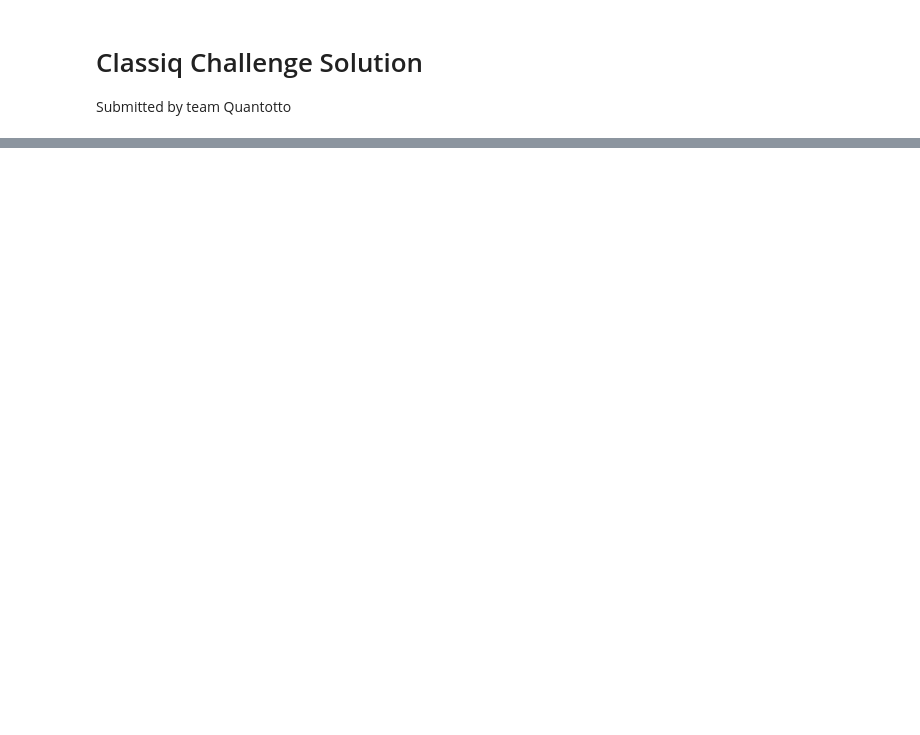
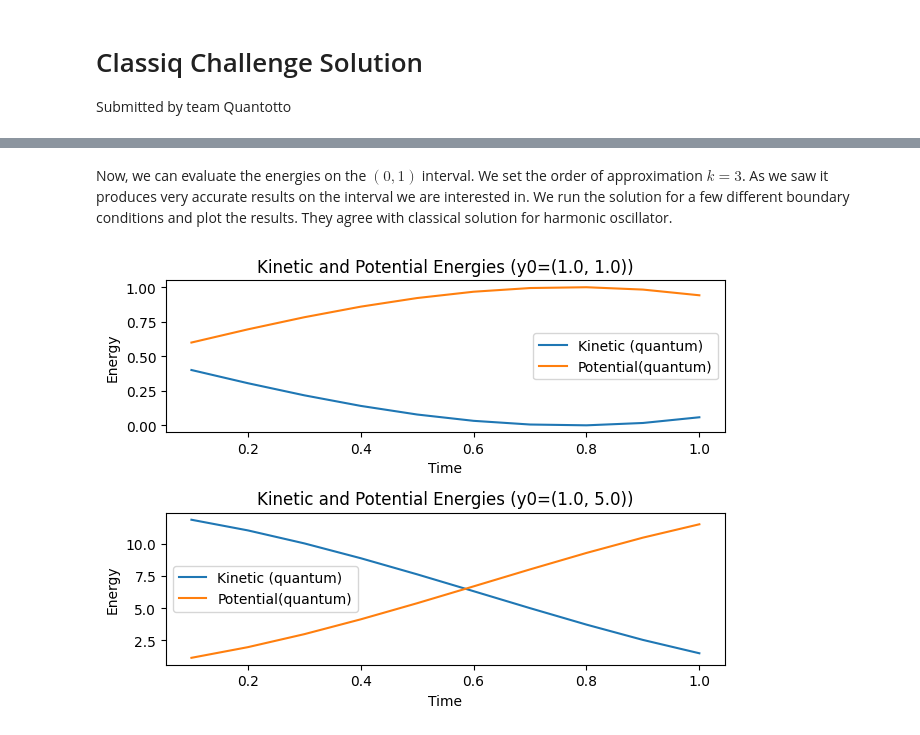
Before and after one commit to quantotto/Q-SITE-Classiq-Open-Challenge, a Jupyter notebook: harmonic_oscillator_diffeq.ipynb, the cells around one changed output, grey strips where cells are left out. Saved outputs shown, nothing was run; the diff lists cells and outputs as text; code cells hidden in the pictures; blank space fills up the shorter version.

```diff
--- a/harmonic_oscillator_diffeq.ipynb
+++ b/harmonic_oscillator_diffeq.ipynb
@@ -65,6 +129,6 @@ def encode(V: CArray[CReal], Vs1: CArray[CArray[CReal]], ancilla: QBit, approxim
     control(ctrl=ancilla==0, stmt_block=lambda: prep_qubits(Vs1, approximator, phi))
 
 @qfunc
-def approximate(A: CArray[CArray[CReal]], normalized_x0: CArray[CReal], approximator: QNum, phi: QBit):
-    inplace_prepare_amplitudes(normalized_x0, bound=0.01, target=phi)
+def approximate(A: CArray[CArray[CReal]], normalized_y0: CArray[CReal], approximator: QNum, phi: QBit):
+    inplace_prepare_amplitudes(normalized_y0, bound=0.01, target=phi)
     repeat(2 ** approximator.size, lambda i: control(approximator==i, lambda: power(i, lambda: unitary(A, phi))))
@@ -207,0 +262,31 @@ print(complex(res.result()[0].value.state_vector["1"]) * norm([1.0, 1.0]))
+# %%
+def calculate_energies(t) -> tuple[float, float]:
+    # Calculate kinetic and potential energy at time t
+
+    Yt, Vt = solve(t)
+    return (Vt ** 2) / 2, (Yt ** 2) / 2
+# %% [markdown]
+Now, we can evaluate the energies on the $(0, 1)$ interval. We set the order of approximation $k=3$. As we saw it produces very accurate results on the interval we are interested in. We run the solution for a few different boundary conditions and plot the results. They agree with classical solution for harmonic oscillator.
+# %%
+k = 3
+total_qubits = int(np.log2(k+1)) + 2
+t_axis = np.linspace(0.1, 1.0, 10)
+boundaries = [(1.0, 1.0), (1.0, 5.0)]
+fig, axes = plt.subplots(len(boundaries))
+for i, b in enumerate(boundaries):
+    y0 = b
+    ks, ps = [], []
+    for t in t_axis:
+        kinetic, potential = calculate_energies(t)
+        ks.append(kinetic)
+        ps.append(potential)
+    axes[i].plot(t_axis, ks, label="Kinetic (quantum)")
+    axes[i].plot(t_axis, ps, label="Potential(quantum)")
+    axes[i].set_xlabel("Time")
+    axes[i].set_ylabel("Energy")
+    axes[i].legend()
+    axes[i].set_title(f"Kinetic and Potential Energies (y0={y0})")
+fig.tight_layout()
+plt.show()
+# %% [output]
+[figure, added]
```
Also changed, not shown: parts of 32 cells of this notebook, 16 other files.
